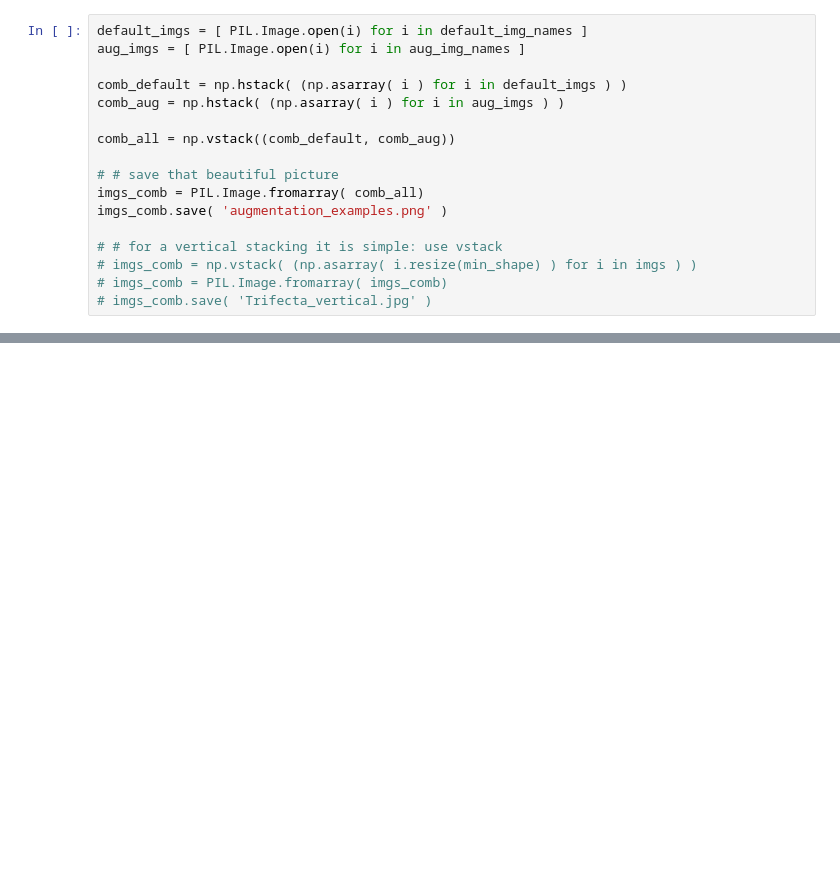
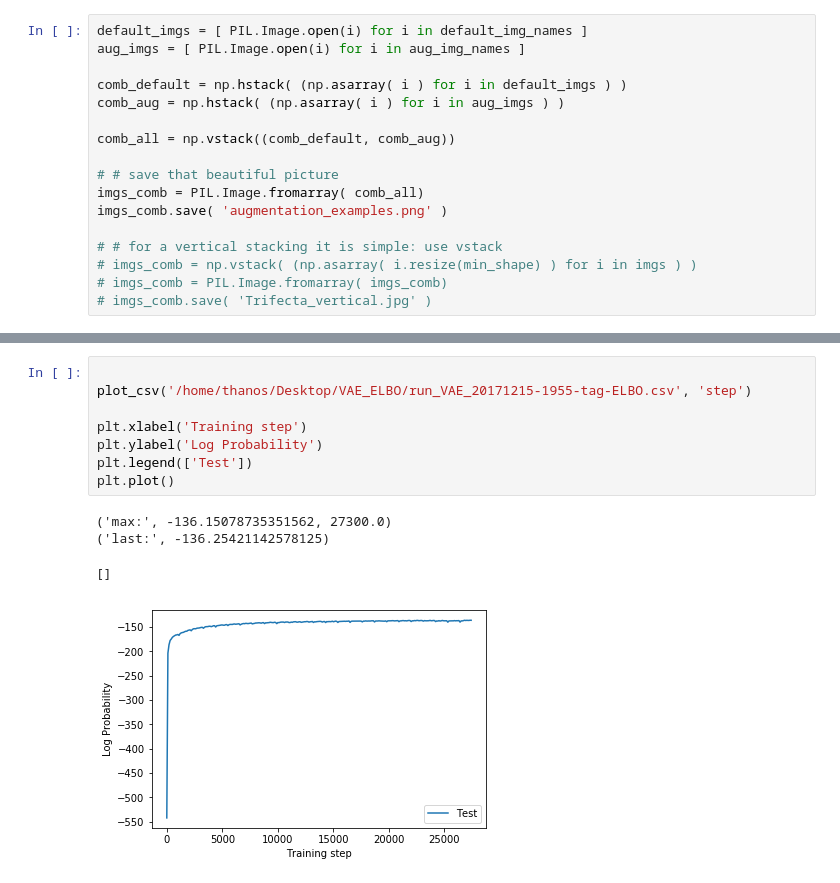
Before and after one commit to ThanosRoidis/Deep-Learning, a Jupyter notebook: plotting_csv.ipynb, the cells around one changed output, grey strips where cells are left out. Drawn from its saved outputs; the diff is of its cells as text; blank space fills up the shorter version.

```diff
--- a/Assignment 1/plotting.ipynb
+++ b/plotting_csv.ipynb
@@ -539,0 +578,13 @@ imgs_comb.save( 'augmentation_examples.png' )
+# %%
+
+plot_csv('/home/thanos/Desktop/VAE_ELBO/run_VAE_20171215-1955-tag-ELBO.csv', 'step')
+
+plt.xlabel('Training step')
+plt.ylabel('Log Probability')
+plt.legend(['Test'])
+plt.plot()
+# %% [output]
+('max:', -136.15078735351562, 27300.0)
+('last:', -136.25421142578125)
+[]
+[figure, added]
```
Also changed, not shown: parts of 5 cells of this notebook, 5 other files.
